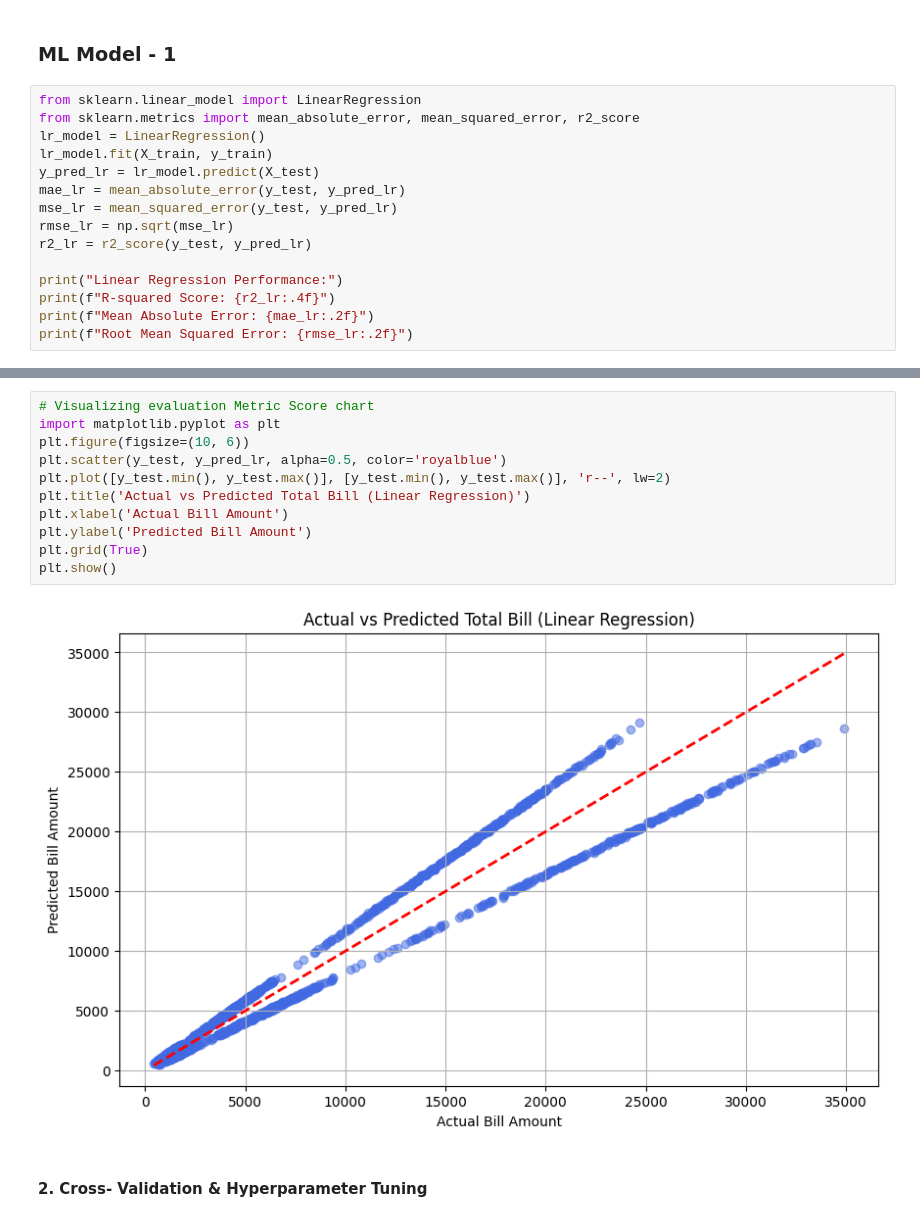
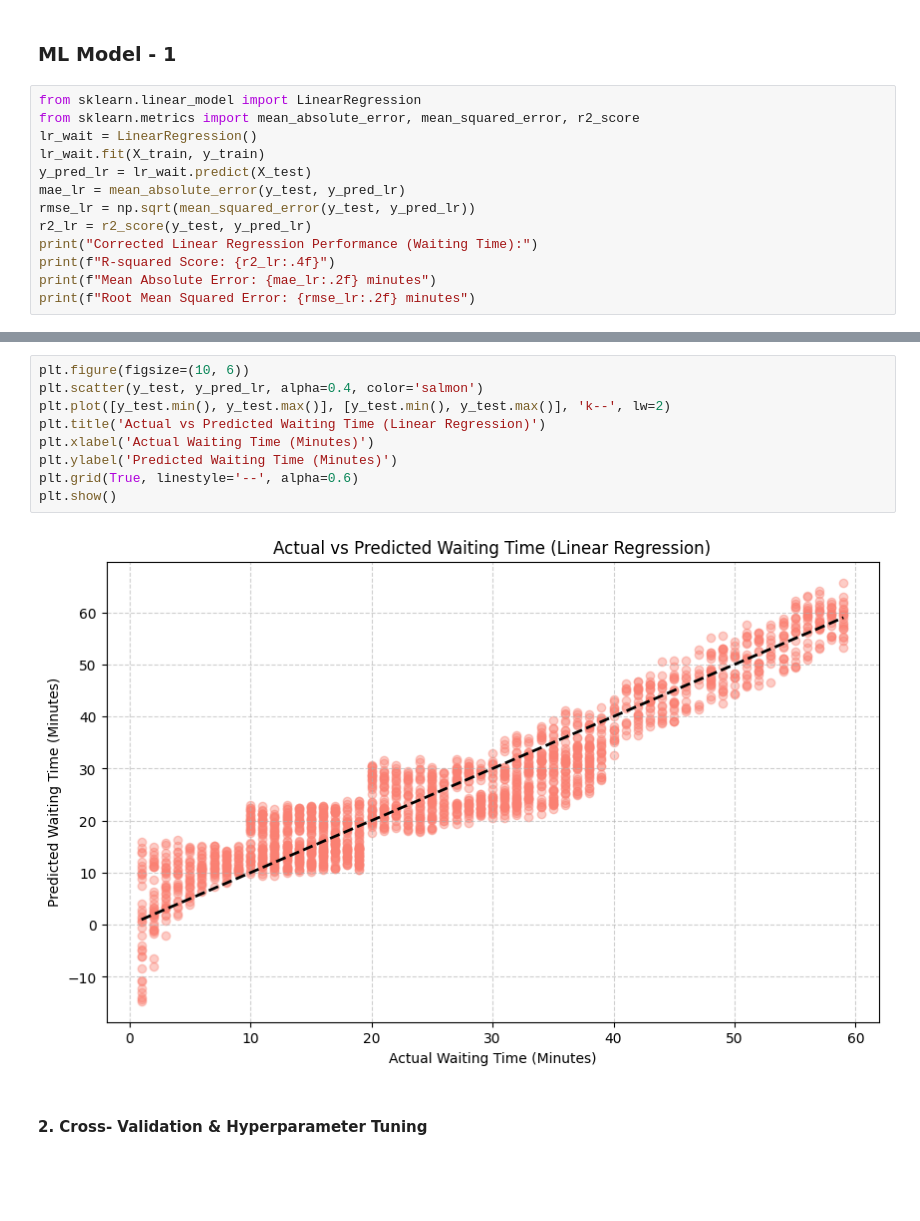
Before and after one commit to akt-developer/Smart-Healthcare-Appointment-System, a Jupyter notebook: Smart_Healthcare_Patient_Appointment.ipynb, the cells around one changed output, grey strips where cells are left out. Cells and saved outputs as stored; diff of their text form; blank space fills up the shorter version.

```diff
--- a/Smart_Healthcare_Patient_Appointment.ipynb
+++ b/Smart_Healthcare_Patient_Appointment.ipynb
@@ -1124,16 +1139,14 @@ I used an **80:20 split** (80% training, 20% testing).
 # %%
 from sklearn.linear_model import LinearRegression
 from sklearn.metrics import mean_absolute_error, mean_squared_error, r2_score
-lr_model = LinearRegression()
-lr_model.fit(X_train, y_train)
-y_pred_lr = lr_model.predict(X_test)
+lr_wait = LinearRegression()
+lr_wait.fit(X_train, y_train)
+y_pred_lr = lr_wait.predict(X_test)
 mae_lr = mean_absolute_error(y_test, y_pred_lr)
-mse_lr = mean_squared_error(y_test, y_pred_lr)
-rmse_lr = np.sqrt(mse_lr)
+rmse_lr = np.sqrt(mean_squared_error(y_test, y_pred_lr))
 r2_lr = r2_score(y_test, y_pred_lr)
-
-print("Linear Regression Performance:")
+print("Corrected Linear Regression Performance (Waiting Time):")
 print(f"R-squared Score: {r2_lr:.4f}")
-print(f"Mean Absolute Error: {mae_lr:.2f}")
-print(f"Root Mean Squared Error: {rmse_lr:.2f}")
+print(f"Mean Absolute Error: {mae_lr:.2f} minutes")
+print(f"Root Mean Squared Error: {rmse_lr:.2f} minutes")
 # %% [output]
@@ -1155,15 +1169,13 @@ Linear Regression is a fundamental statistical approach that models the relation
 # %%
-# Visualizing evaluation Metric Score chart
-import matplotlib.pyplot as plt
 plt.figure(figsize=(10, 6))
-plt.scatter(y_test, y_pred_lr, alpha=0.5, color='royalblue')
-plt.plot([y_test.min(), y_test.max()], [y_test.min(), y_test.max()], 'r--', lw=2)
-plt.title('Actual vs Predicted Total Bill (Linear Regression)')
-plt.xlabel('Actual Bill Amount')
-plt.ylabel('Predicted Bill Amount')
-plt.grid(True)
+plt.scatter(y_test, y_pred_lr, alpha=0.4, color='salmon')
+plt.plot([y_test.min(), y_test.max()], [y_test.min(), y_test.max()], 'k--', lw=2)
+plt.title('Actual vs Predicted Waiting Time (Linear Regression)')
+plt.xlabel('Actual Waiting Time (Minutes)')
+plt.ylabel('Predicted Waiting Time (Minutes)')
+plt.grid(True, linestyle='--', alpha=0.6)
 plt.show()
 # %% [output]
-[figure, old version]
+[figure, new version]
 # %% [markdown]
 #### 2. Cross- Validation & Hyperparameter Tuning
```
Also changed, not shown: parts of 69 cells of this notebook.
